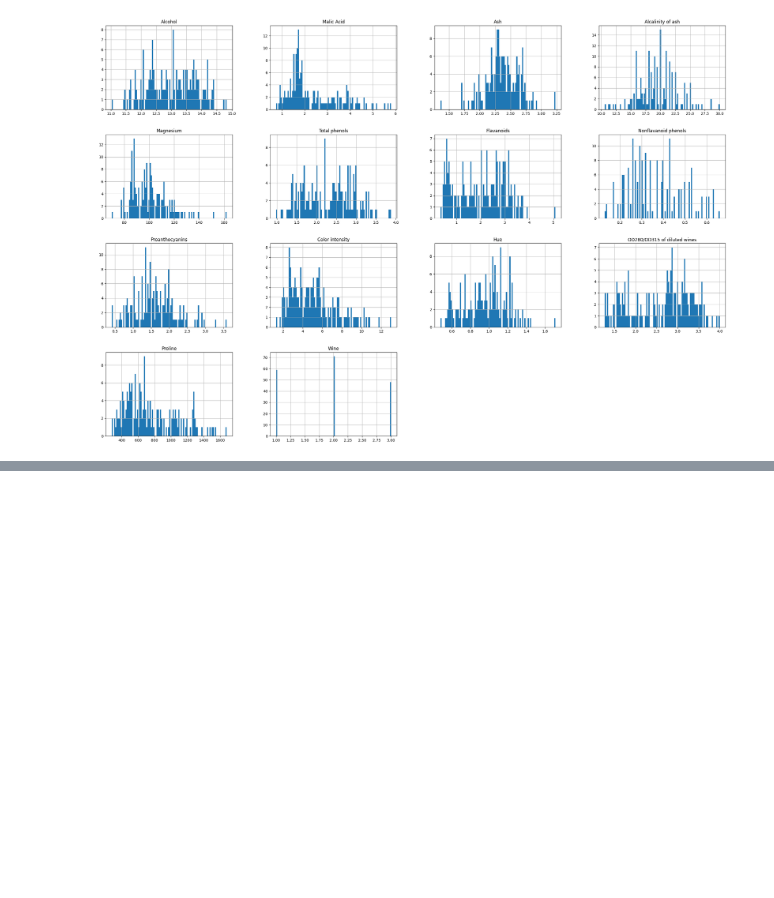
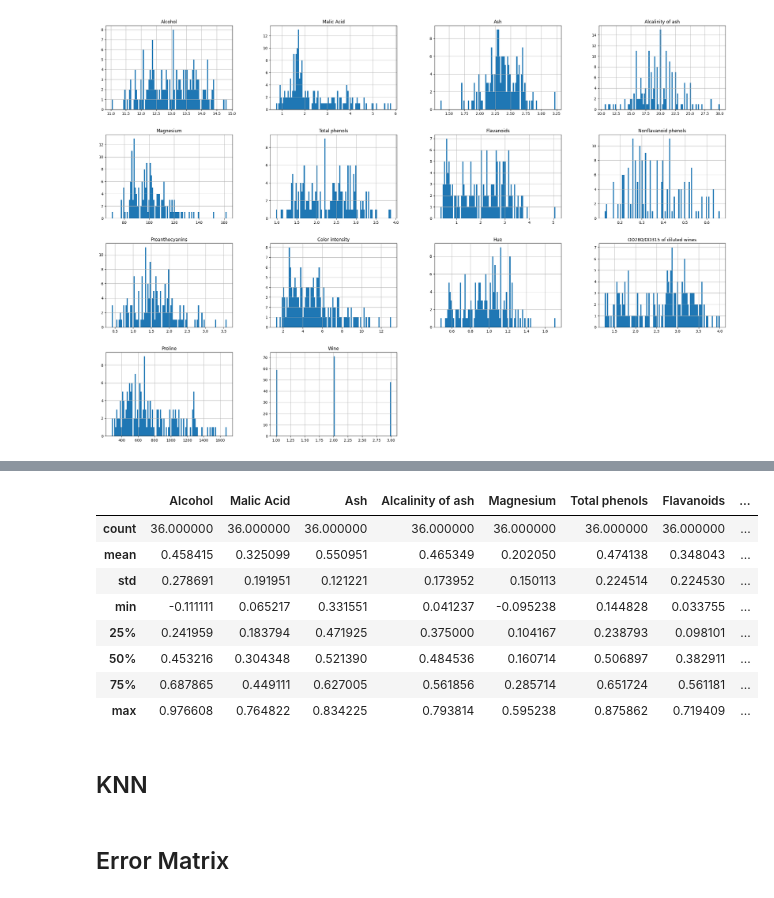
Before and after one commit to laoqiu233/itmo-ai-systems, a Jupyter notebook: lab5/knn_wine.ipynb, the cells around one changed output, grey strips where cells are left out. Cells and saved outputs as stored; diff of their text form; code cells hidden in the pictures; blank space fills up the shorter version.

```diff
--- a/lab5/knn_wine.ipynb
+++ b/lab5/knn_wine.ipynb
@@ -56,0 +106,14 @@ array([[<Axes: title={'center': 'Alcohol'}>,
+# %%
+test_x.describe()
+# %% [output]
+|  | Alcohol | Malic Acid | Ash | Alcalinity of ash | Magnesium | Total phenols | Flavanoids | ... |
+| count | 36.000000 | 36.000000 | 36.000000 | 36.000000 | 36.000000 | 36.000000 | 36.000000 | ... |
+| mean | 0.458415 | 0.325099 | 0.550951 | 0.465349 | 0.202050 | 0.474138 | 0.348043 | ... |
+| std | 0.278691 | 0.191951 | 0.121221 | 0.173952 | 0.150113 | 0.224514 | 0.224530 | ... |
+| min | -0.111111 | 0.065217 | 0.331551 | 0.041237 | -0.095238 | 0.144828 | 0.033755 | ... |
+| 25% | 0.241959 | 0.183794 | 0.471925 | 0.375000 | 0.104167 | 0.238793 | 0.098101 | ... |
+| 50% | 0.453216 | 0.304348 | 0.521390 | 0.484536 | 0.160714 | 0.506897 | 0.382911 | ... |
+| 75% | 0.687865 | 0.449111 | 0.627005 | 0.561856 | 0.285714 | 0.651724 | 0.561181 | ... |
+| max | 0.976608 | 0.764822 | 0.834225 | 0.793814 | 0.595238 | 0.875862 | 0.719409 | ... |
+# %% [markdown]
+## KNN
@@ -56,0 +143,2 @@ array([[<Axes: title={'center': 'Alcohol'}>,
+# %% [markdown]
+## Error Matrix
```
Also changed, not shown: parts of 12 cells of this notebook.
